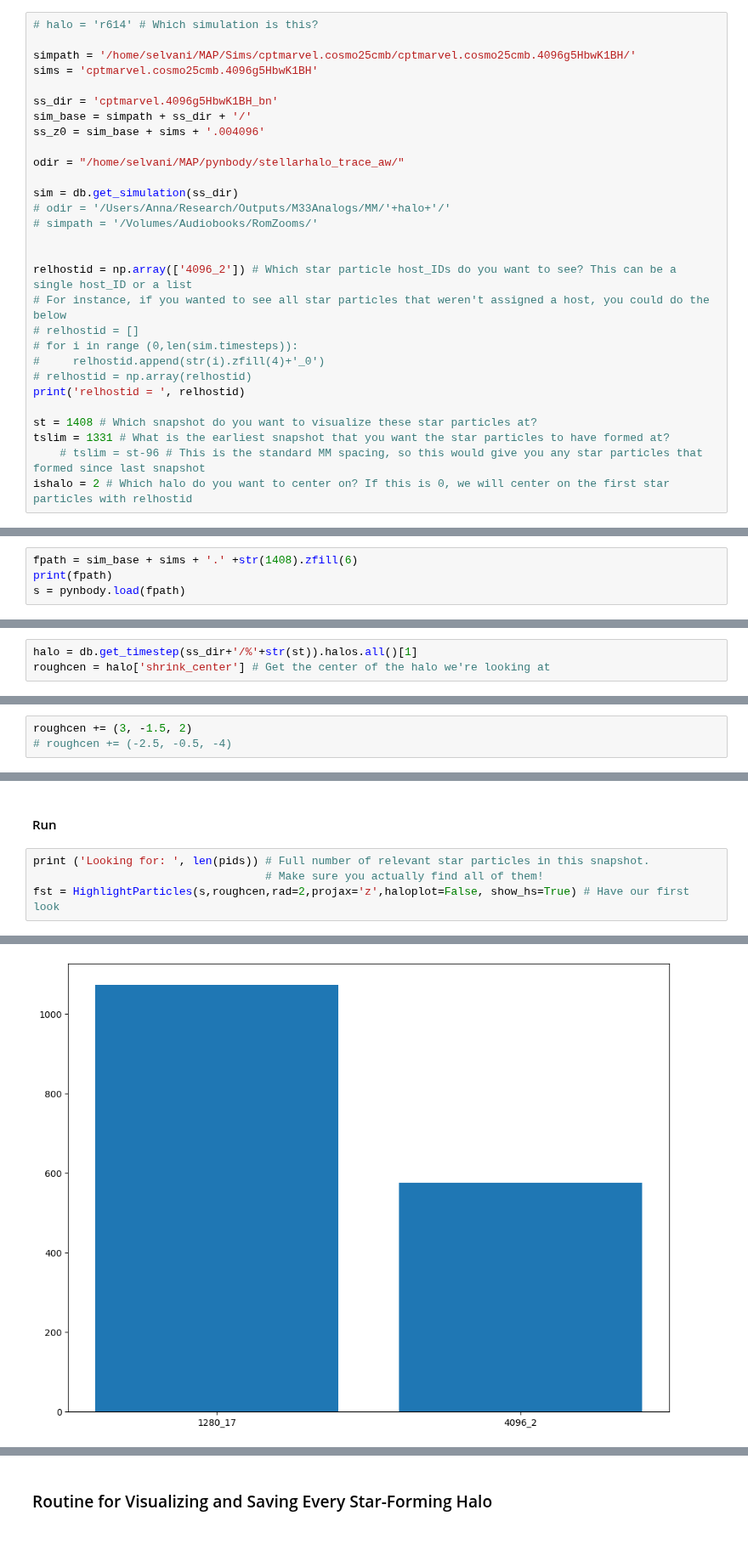
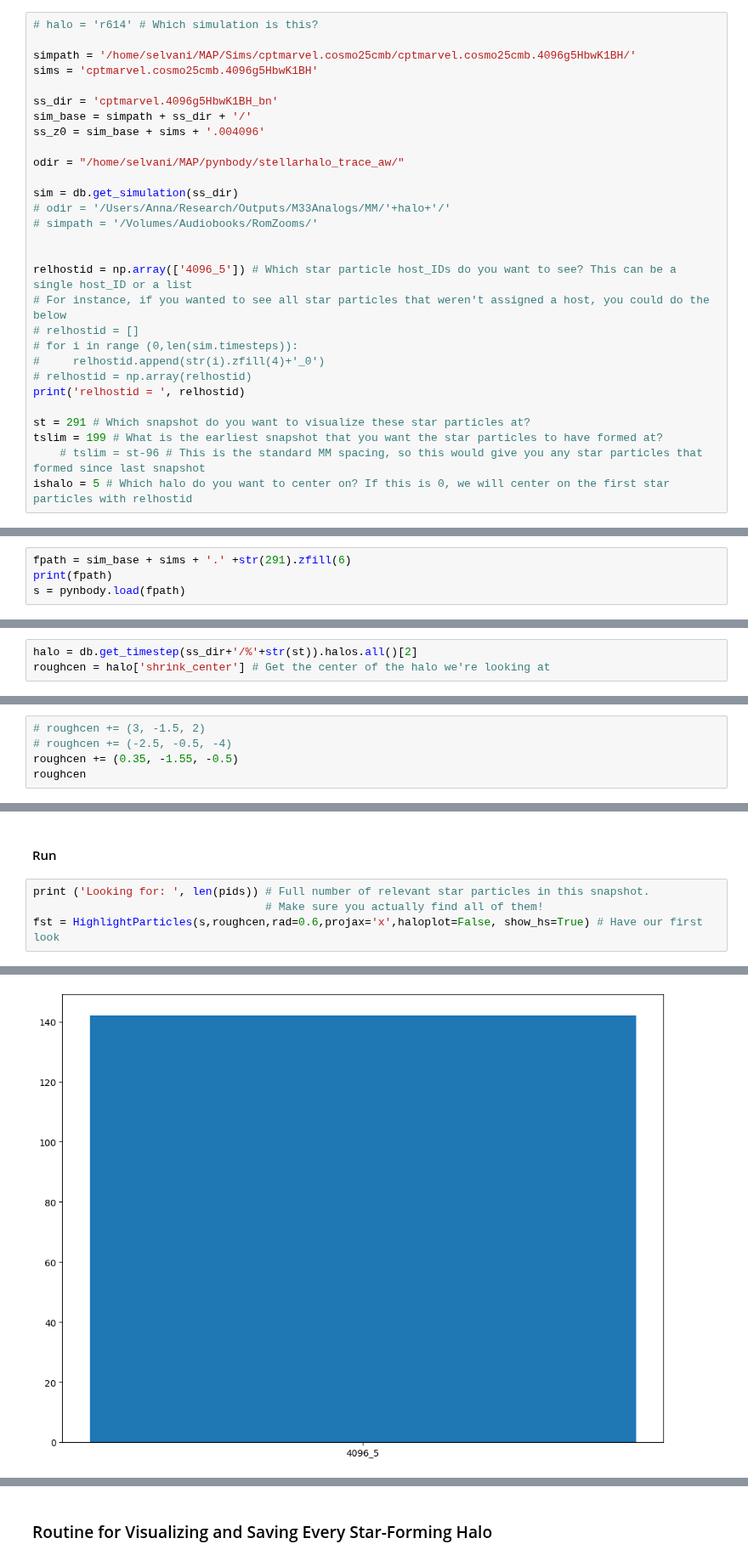
Before and after one commit to CharlotteRuth/startrace, a Jupyter notebook: AnnaWright_startrace/RomZoomSHAnalysisScripts/TrackDownStars_rz.ipynb, the cells around one changed output, grey strips where cells are left out. Shown at 85% size. Cells and saved outputs as stored; diff of their text form.

Commit message:
update visualizations with the new halo assignments

```diff
--- a/AnnaWright_startrace/RomZoomSHAnalysisScripts/TrackDownStars_rz.ipynb
+++ b/AnnaWright_startrace/RomZoomSHAnalysisScripts/TrackDownStars_rz.ipynb
@@ -46,7 +46,7 @@ sim = db.get_simulation(ss_dir)
 # simpath = '/Volumes/Audiobooks/RomZooms/'
 
 
-relhostid = np.array(['4096_2']) # Which star particle host_IDs do you want to see? This can be a single host_ID or a list
+relhostid = np.array(['4096_5']) # Which star particle host_IDs do you want to see? This can be a single host_ID or a list
 # For instance, if you wanted to see all star particles that weren't assigned a host, you could do the below
 # relhostid = []
 # for i in range (0,len(sim.timesteps)):
@@ -54,8 +54,8 @@ relhostid = np.array(['4096_2']) # Which star particle host_IDs do you want to s
 # relhostid = np.array(relhostid)
 print('relhostid = ', relhostid)
 
-st = 1408 # Which snapshot do you want to visualize these star particles at?
-tslim = 1331 # What is the earliest snapshot that you want the star particles to have formed at?
+st = 291 # Which snapshot do you want to visualize these star particles at?
+tslim = 199 # What is the earliest snapshot that you want the star particles to have formed at?
     # tslim = st-96 # This is the standard MM spacing, so this would give you any star particles that formed since last snapshot
-ishalo = 2 # Which halo do you want to center on? If this is 0, we will center on the first star particles with relhostid
+ishalo = 5 # Which halo do you want to center on? If this is 0, we will center on the first star particles with relhostid
 # %% [output]
@@ -457,7 +457,7 @@ def HighlightParticlesMultiProjection(s, cen, rad=2, show_hs=True, ret='relstars
 # %% [markdown]
 ### Old
 # %%
-fpath = sim_base + sims + '.' +str(1408).zfill(6)
+fpath = sim_base + sims + '.' +str(291).zfill(6)
 print(fpath)
 s = pynbody.load(fpath)
 # %% [output]
@@ -502,7 +502,7 @@ roughcen
 # %% [output]
 array([375.73494888, 137.32062968, 659.31680864])
 # %%
-halo = db.get_timestep(ss_dir+'/%'+str(st)).halos.all()[1]
+halo = db.get_timestep(ss_dir+'/%'+str(st)).halos.all()[2]
 roughcen = halo['shrink_center'] # Get the center of the halo we're looking at
 # %%
 halo
@@ -511,3 +511,5 @@ halo
 # %%
-roughcen += (3, -1.5, 2)
+# roughcen += (3, -1.5, 2)
 # roughcen += (-2.5, -0.5, -4)
+roughcen += (0.35, -1.55, -0.5)
+roughcen
@@ -587,5 +591,5 @@ find what amiga assigns halos to
 # %%
 print ('Looking for: ', len(pids)) # Full number of relevant star particles in this snapshot.
                                    # Make sure you actually find all of them!
-fst = HighlightParticles(s,roughcen,rad=2,projax='z',haloplot=False, show_hs=True) # Have our first look
+fst = HighlightParticles(s,roughcen,rad=0.6,projax='x',haloplot=False, show_hs=True) # Have our first look
 # %% [output]
@@ -597 +600 @@ Looking for:  869
-[figure, old version]
+[figure, new version]
```
Also changed, not shown: parts of 9 cells of this notebook, 4 other files.
